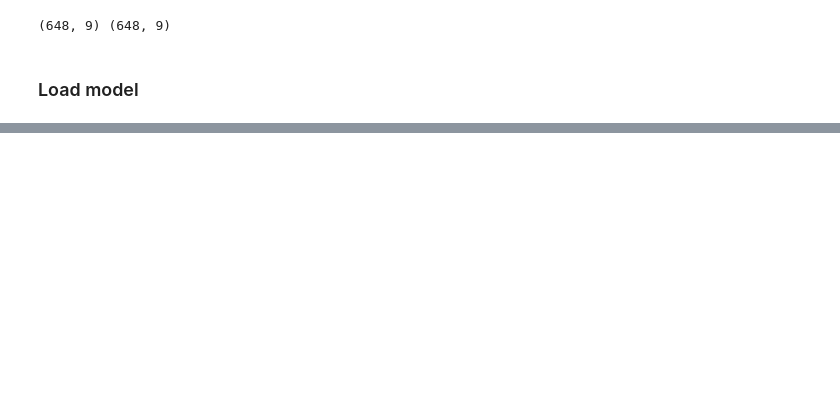
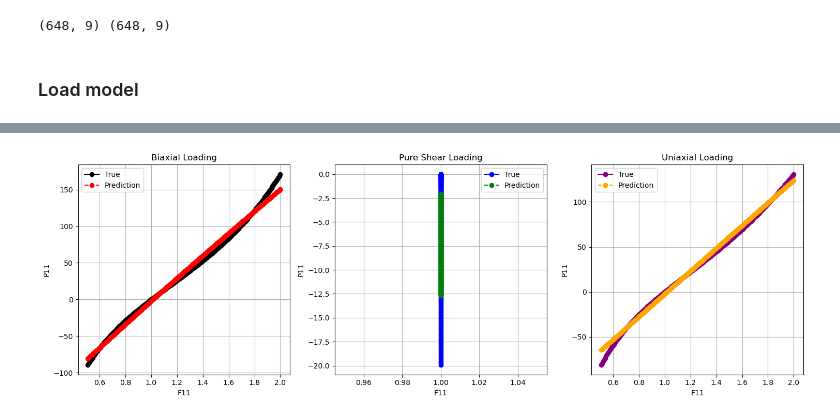
Before and after one commit to nanzemxx/TutorialMLinSolidMechanics, a Jupyter notebook: Task2_Group Xin and Huasen/train/main.ipynb, the cells around one changed output, grey strips where cells are left out. Drawn from its saved outputs; the diff is of its cells as text; code cells hidden in the pictures; blank space fills up the shorter version.

```diff
--- a/Task2_Group Xin and Huasen/train/main.ipynb
+++ b/Task2_Group Xin and Huasen/train/main.ipynb
@@ -307,0 +277,63 @@ plt.show()
+# %%
+import matplotlib.pyplot as plt
+
+P_biaxial_pred = model.predict(F_biaxial.reshape(-1, 9))
+
+P_pure_shear_pred = model.predict(F_pure_shear.reshape(-1, 9))
+P_uniaxial_pred = model.predict(F_uniaxial.reshape(-1, 9))
+
+def plot_all_stress_vs_deformation(F_biaxial, P_biaxial, P_biaxial_pred,
+                                 F_pure_shear, P_pure_shear, P_pure_shear_pred,
+                                 F_uniaxial, P_uniaxial, P_uniaxial_pred):
+    # 提取 F11 和 P11 分量
+    F11_biaxial = F_biaxial[:, 0, 0]
+    P11_biaxial = P_biaxial[:, 0, 0]
+    P11_biaxial_pred = P_biaxial_pred[:, 0]
+
+    F11_pure_shear = F_pure_shear[:, 0, 0]
+    P11_pure_shear = P_pure_shear[:, 0, 0]
+    P11_pure_shear_pred = P_pure_shear_pred[:, 0]
+
+    F11_uniaxial = F_uniaxial[:, 0, 0]
+    P11_uniaxial = P_uniaxial[:, 0, 0]
+    P11_uniaxial_pred = P_uniaxial_pred[:, 0]
+
+    # 创建一个包含三个子图的图形
+    fig, (ax1, ax2, ax3) = plt.subplots(1, 3, figsize=(15, 5))
+
+    # 绘制双轴加载
+    ax1.plot(F11_biaxial, P11_biaxial, label="True", marker="o", linestyle="-", color="black")
+    ax1.plot(F11_biaxial, P11_biaxial_pred, label="Prediction", marker="o", linestyle="--", color="red")
+    ax1.set_xlabel("F11")
+    ax1.set_ylabel("P11")
+    ax1.set_title("Biaxial Loading")
+    ax1.legend()
+    ax1.grid(True)
+
+    # 绘制纯剪切加载
+    ax2.plot(F11_pure_shear, P11_pure_shear, label="True", marker="o", linestyle="-", color="blue")
+    ax2.plot(F11_pure_shear, P11_pure_shear_pred, label="Prediction", marker="o", linestyle="--", color="green")
+    ax2.set_xlabel("F11")
+    ax2.set_ylabel("P11")
+    ax2.set_title("Pure Shear Loading")
+    ax2.legend()
+    ax2.grid(True)
+
+    # 绘制单轴加载
+    ax3.plot(F11_uniaxial, P11_uniaxial, label="True", marker="o", linestyle="-", color="purple")
+    ax3.plot(F11_uniaxial, P11_uniaxial_pred, label="Prediction", marker="o", linestyle="--", color="orange")
+    ax3.set_xlabel("F11")
+    ax3.set_ylabel("P11")
+    ax3.set_title("Uniaxial Loading")
+    ax3.legend()
+    ax3.grid(True)
+
+    # 调整子图之间的间距
+    plt.tight_layout()
+    plt.show()
+
+# 调用函数绘制三种加载路径的结果
+plot_all_stress_vs_deformation(F_biaxial, P_biaxial, P_biaxial_pred,
+                             F_pure_shear, P_pure_shear, P_pure_shear_pred,
+                             F_uniaxial, P_uniaxial, P_uniaxial_pred)
+# %% [output]
@@ -307,0 +343 @@ plt.show()
+[figure, added]
```
Also changed, not shown: parts of 8 cells of this notebook.
